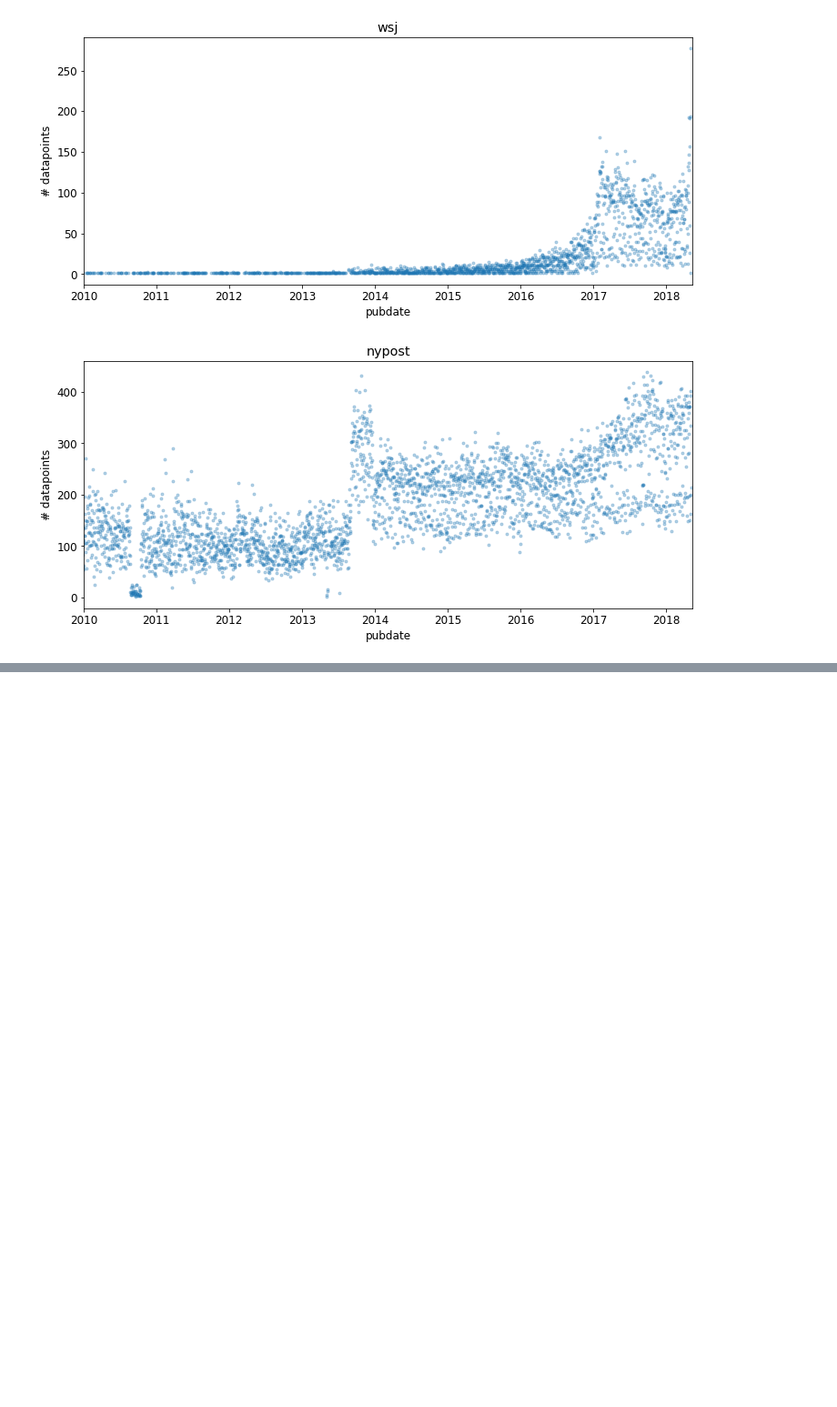
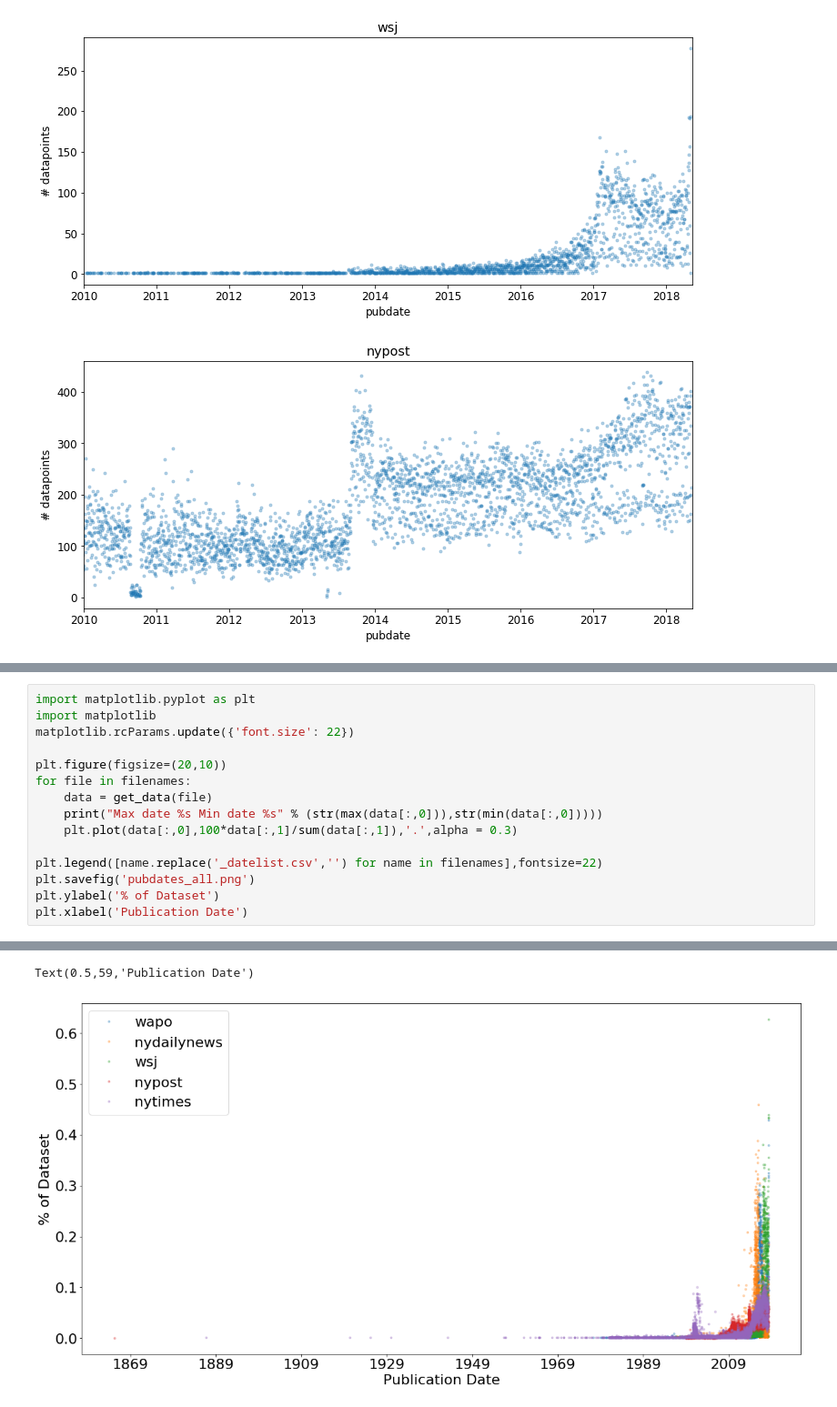
Before and after one commit to jpbm/news_preprocessor, a Jupyter notebook: Date Histograms.ipynb, the cells around one changed output, grey strips where cells are left out. Shown at 91% size. Saved outputs shown, nothing was run; the diff lists cells and outputs as text; blank space fills up the shorter version.

```diff
--- a/Date Histograms.ipynb
+++ b/Date Histograms.ipynb
@@ -71,0 +104,16 @@ for file in filenames:
+# %%
+import matplotlib.pyplot as plt
+import matplotlib
+matplotlib.rcParams.update({'font.size': 22})
+
+plt.figure(figsize=(20,10))
+for file in filenames:
+    data = get_data(file)
+    print("Max date %s Min date %s" % (str(max(data[:,0])),str(min(data[:,0]))))
+    plt.plot(data[:,0],100*data[:,1]/sum(data[:,1]),'.',alpha = 0.3)
+
+plt.legend([name.replace('_datelist.csv','') for name in filenames],fontsize=22)
+plt.savefig('pubdates_all.png')
+plt.ylabel('% of Dataset')
+plt.xlabel('Publication Date')
+# %% [output]
@@ -71,0 +125,2 @@ for file in filenames:
+Text(0.5,59,'Publication Date')
+[figure, added]
```
Also changed, not shown: parts of 9 cells of this notebook, 4 other files.
